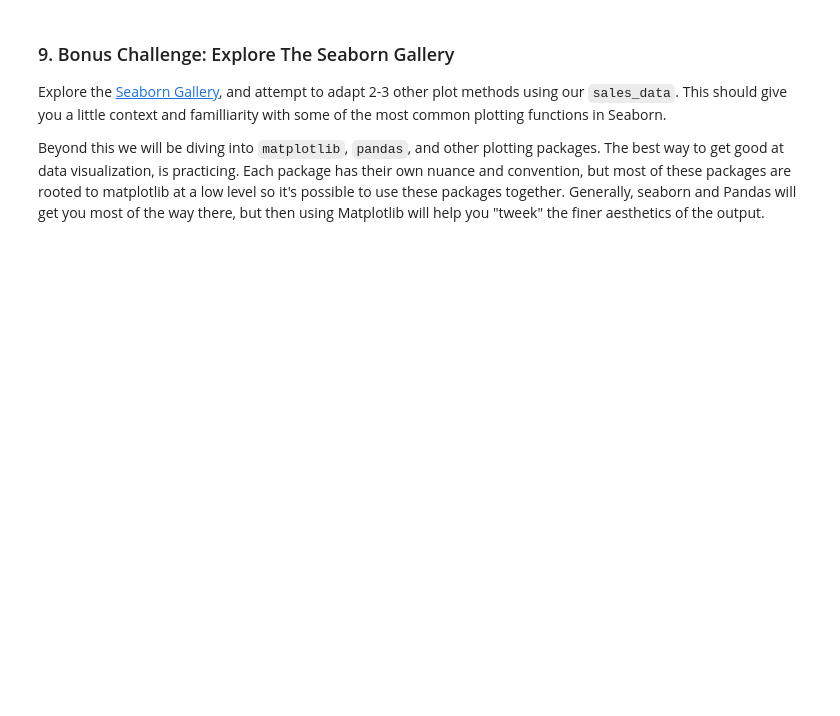
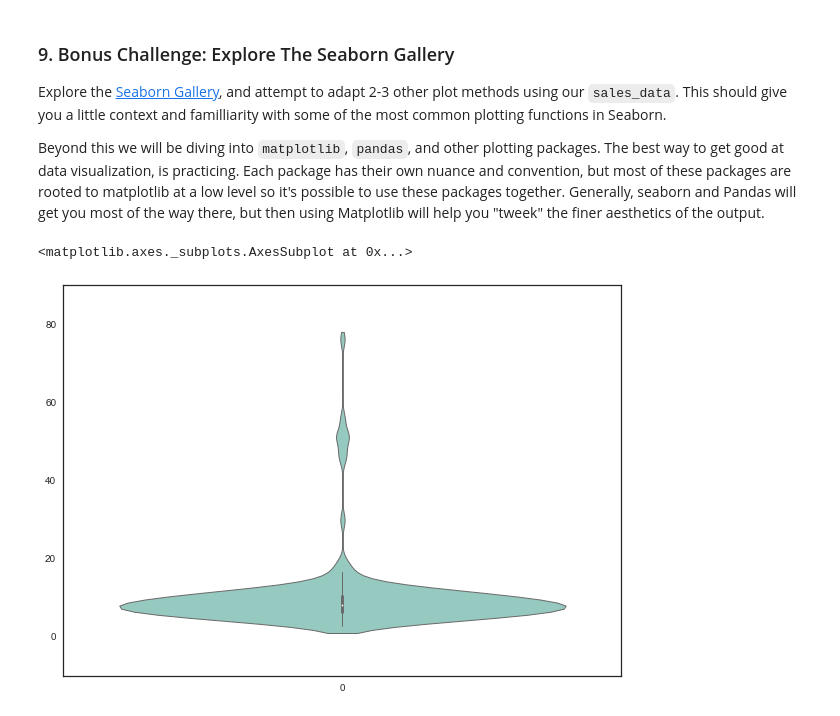
Before and after one commit to bishopkd/DSI-SF2-bishopkd, a Jupyter notebook: curriculum/week-01/3.4-lab-distributions-numpy/code/starter-code/w1-3.4-lab2.ipynb, the cells around one changed output. Saved outputs shown, nothing was run; the diff lists cells and outputs as text; code cells hidden in the pictures; blank space fills up the shorter version.

```diff
--- a/curriculum/week-01/3.4-lab-distributions-numpy/code/starter-code/w1-3.4-lab2.ipynb
+++ b/curriculum/week-01/3.4-lab-distributions-numpy/code/starter-code/w1-3.4-lab2.ipynb
@@ -144,3 +254,8 @@ _Protip:  It's helpful to change the alpha parameter to less than 1.0 to control
 Explore the [Seaborn Gallery](https://stanford.edu/~mwaskom/software/seaborn/examples/index.html), and attempt to adapt 2-3 other plot methods using our `sales_data`.  This should give you a little context and familliarity with some of the most common plotting functions in Seaborn.
 
 Beyond this we will be diving into `matplotlib`, `pandas`, and other plotting packages.  The best way to get good at data visualization, is practicing.  Each package has their own nuance and convention, but most of these packages are rooted to matplotlib at a low level so it's possible to use these packages together.  Generally, seaborn and Pandas will get you most of the way there, but then using Matplotlib will help you "tweek" the finer aesthetics of the output.
+# %%
+sns.violinplot(data=sales_data[col], palette="Set3", bw=.2, cut=1, linewidth=1)
+# %% [output]
+<matplotlib.axes._subplots.AxesSubplot at 0x...>
+[figure, added]
```
Also changed, not shown: parts of 12 cells of this notebook, 3 other files.
